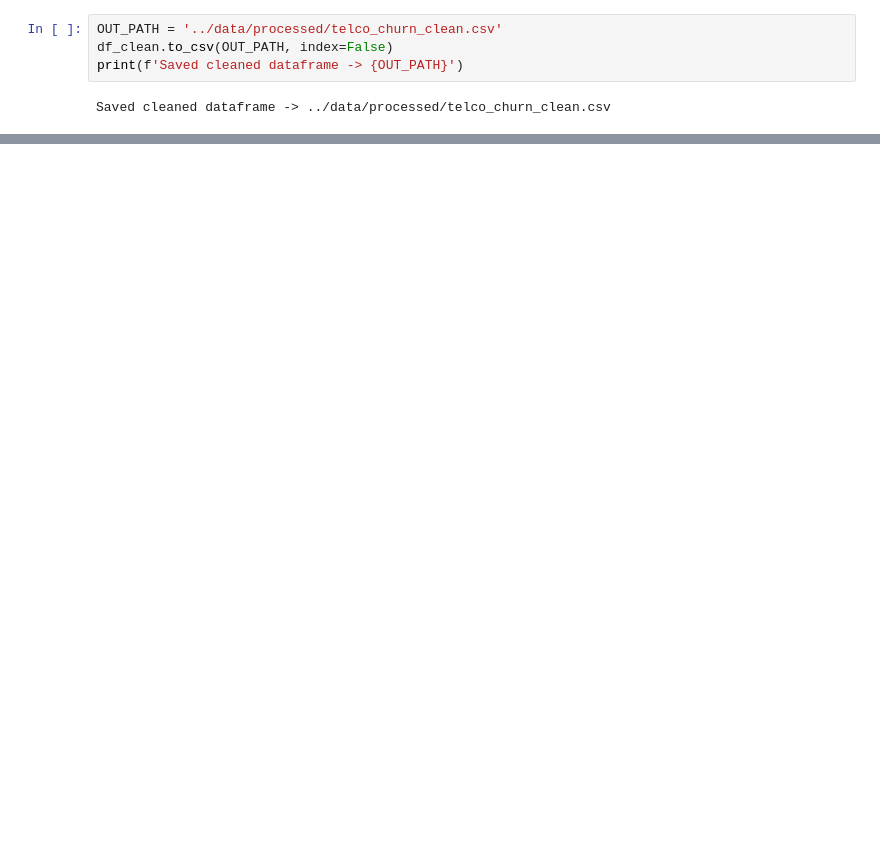
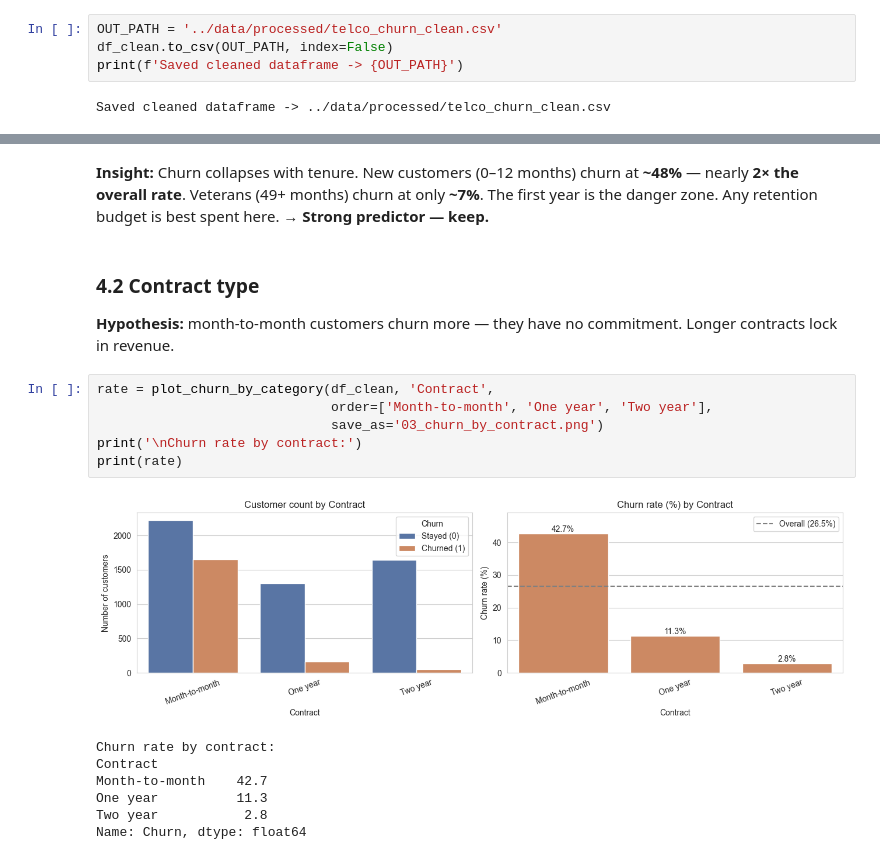
Before and after one commit to jahanvik01/Telco-Customer-Churn, a Jupyter notebook: notebooks/churn_analysis.ipynb, the cells around one changed output, grey strips where cells are left out. Cells and saved outputs as stored; diff of their text form; blank space fills up the shorter version.

```diff
--- a/notebooks/churn_analysis.ipynb
+++ b/notebooks/churn_analysis.ipynb
@@ -406,0 +433,20 @@ Saved cleaned dataframe -> ../data/processed/telco_churn_clean.csv
+# %% [markdown]
+**Insight:** Churn collapses with tenure. New customers (0–12 months) churn at **~48%** — nearly **2× the overall rate**. Veterans (49+ months) churn at only **~7%**. The first year is the danger zone. Any retention budget is best spent here. → **Strong predictor — keep.**
+# %% [markdown]
+### 4.2 Contract type
+
+**Hypothesis:** month-to-month customers churn more — they have no commitment. Longer contracts lock in revenue.
+# %%
+rate = plot_churn_by_category(df_clean, 'Contract',
+                              order=['Month-to-month', 'One year', 'Two year'],
+                              save_as='03_churn_by_contract.png')
+print('\nChurn rate by contract:')
+print(rate)
+# %% [output]
+[figure, added]
+Churn rate by contract:
+Contract
+Month-to-month    42.7
+One year          11.3
+Two year           2.8
+Name: Churn, dtype: float64
```
Also changed, not shown: parts of 54 cells of this notebook, 8 other files.
